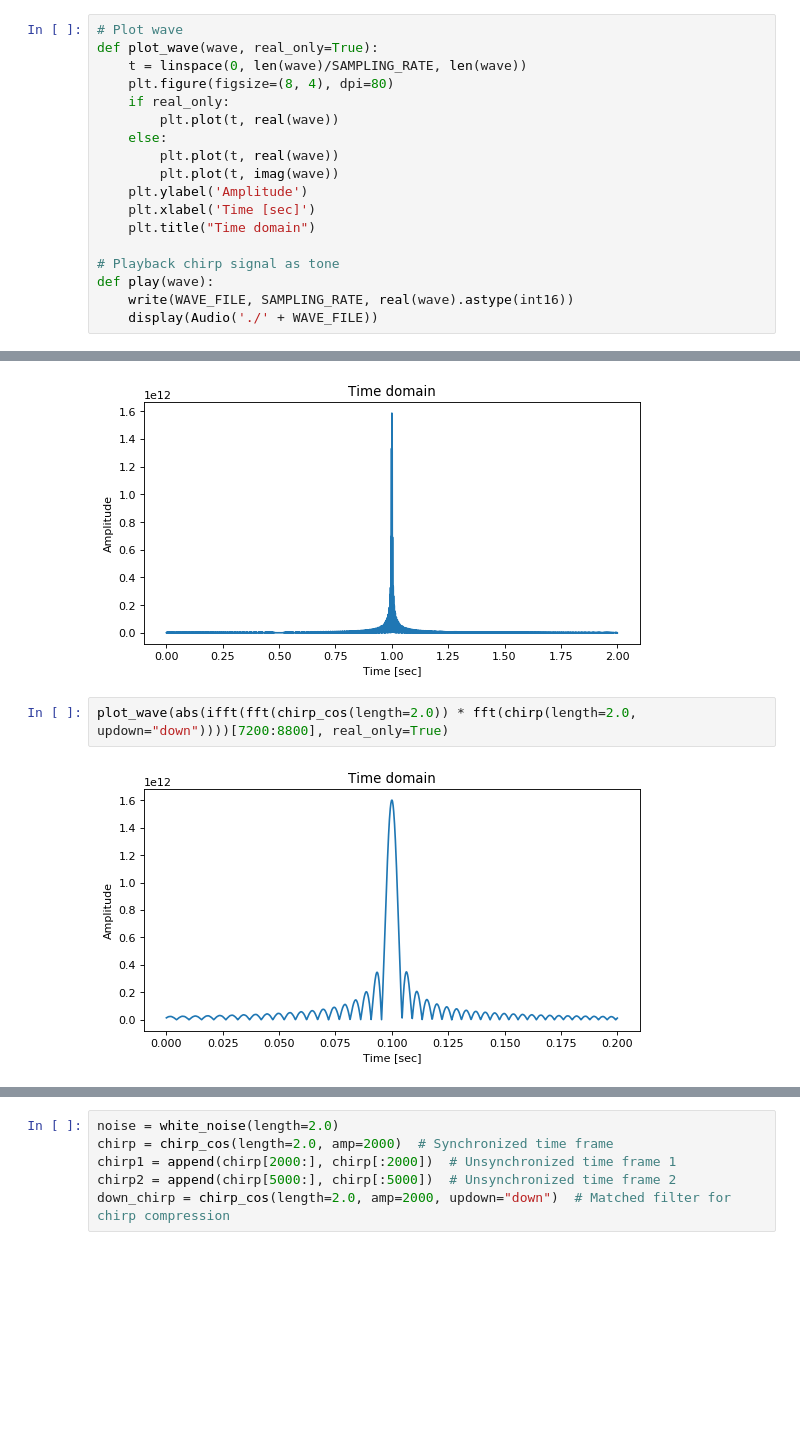
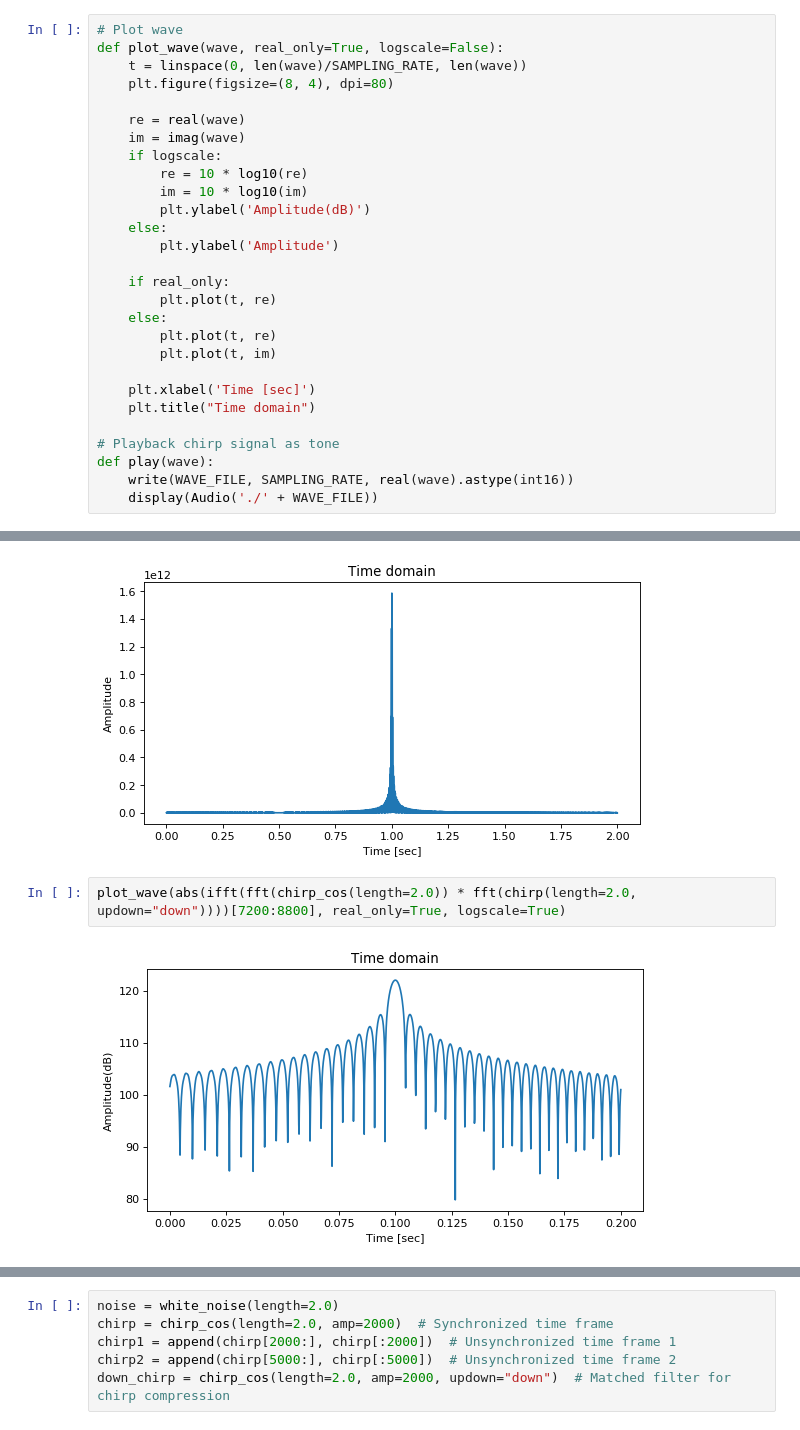
Before and after one commit to araobp/ultrasonic-communication, a Jupyter notebook: simulation/ChirpSimulation.ipynb, the cells around one changed output, grey strips where cells are left out. Cells and saved outputs as stored; diff of their text form; blank space fills up the shorter version.

```diff
--- a/simulation/ChirpSimulation.ipynb
+++ b/simulation/ChirpSimulation.ipynb
@@ -119,15 +119,25 @@ def plot_spectrogram(wave, nperseg, band):
 ## Wave display and audio player
 # %%
 # Plot wave
-def plot_wave(wave, real_only=True):
+def plot_wave(wave, real_only=True, logscale=False):
     t = linspace(0, len(wave)/SAMPLING_RATE, len(wave))
     plt.figure(figsize=(8, 4), dpi=80)
+
+    re = real(wave)
+    im = imag(wave)
+    if logscale:
+        re = 10 * log10(re)
+        im = 10 * log10(im)
+        plt.ylabel('Amplitude(dB)')
+    else:
+        plt.ylabel('Amplitude')
+
     if real_only:
-        plt.plot(t, real(wave))
+        plt.plot(t, re)
     else:
-        plt.plot(t, real(wave))
-        plt.plot(t, imag(wave))
-    plt.ylabel('Amplitude')
+        plt.plot(t, re)
+        plt.plot(t, im)
+
     plt.xlabel('Time [sec]')
     plt.title("Time domain")
 
@@ -367,6 +373,6 @@ plot_wave(abs(ifft(fft(chirp_cos(length=2.0)) * fft(chirp_cos(length=2.0, updown
 # %% [output]
 [figure]
 # %%
-plot_wave(abs(ifft(fft(chirp_cos(length=2.0)) * fft(chirp(length=2.0, updown="down"))))[7200:8800], real_only=True)
+plot_wave(abs(ifft(fft(chirp_cos(length=2.0)) * fft(chirp(length=2.0, updown="down"))))[7200:8800], real_only=True, logscale=True)
 # %% [output]
-[figure, old version]
+[figure, new version]
```
Also changed, not shown: parts of 15 cells of this notebook, 1 other file.
